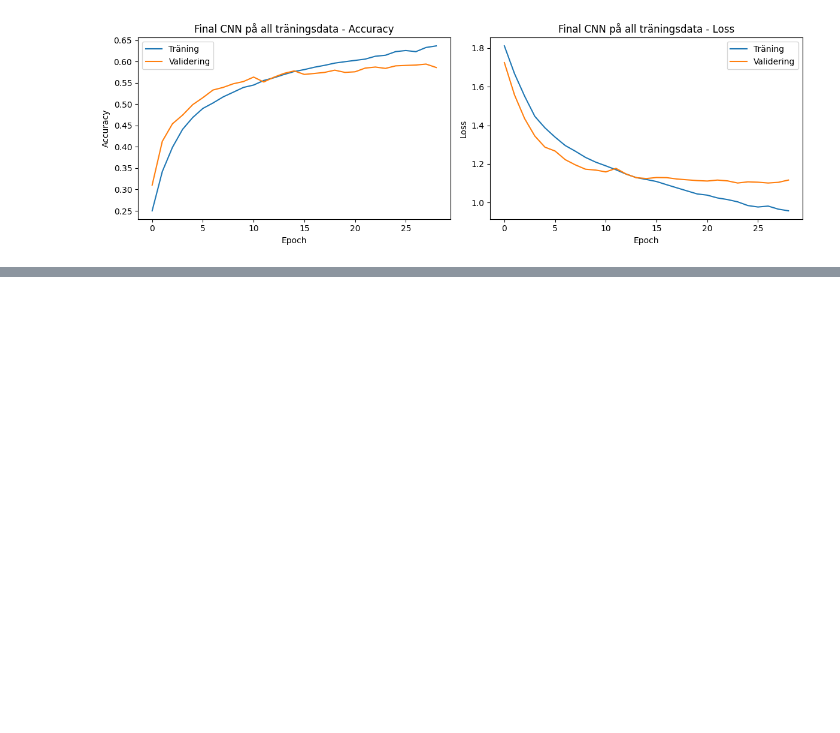
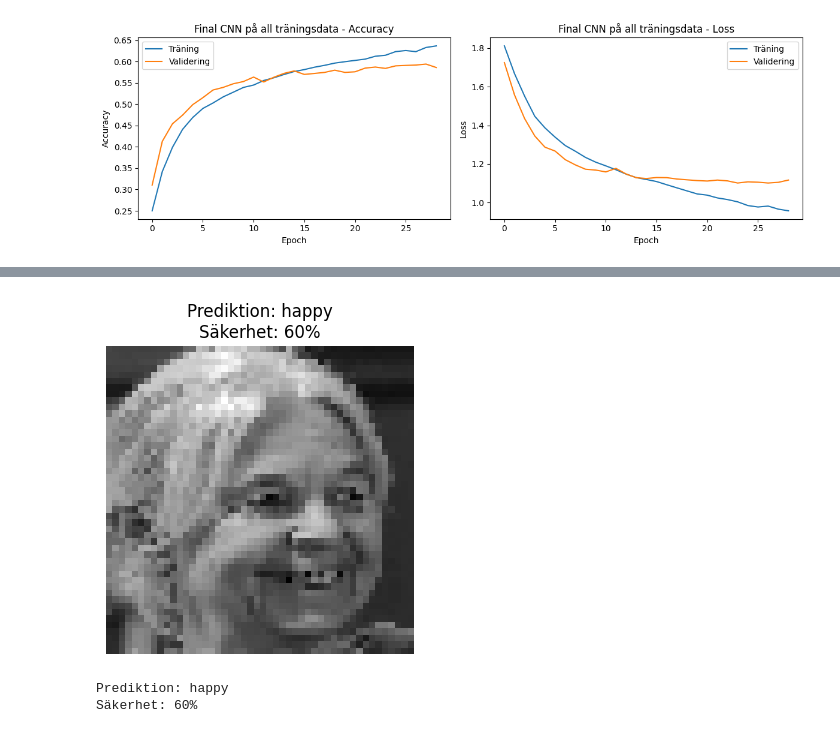
Before and after one commit to EliWei/CNN_individual_assignment, a Jupyter notebook: fer_klassificering.ipynb, the cells around one changed output, grey strips where cells are left out. Cells and saved outputs as stored; diff of their text form; code cells hidden in the pictures; blank space fills up the shorter version.

```diff
--- a/fer_klassificering.ipynb
+++ b/fer_klassificering.ipynb
@@ -783,0 +919,6 @@ plot_history(final_history, title="Final CNN på all träningsdata")
+# %%
+predict_single_image("data/test_images/egen_bild2.png", final_model, class_names)
+# %% [output]
+[figure, added]
+Prediktion: happy
+Säkerhet: 60%
```
Also changed, not shown: parts of 12 cells of this notebook, 1 other file.
